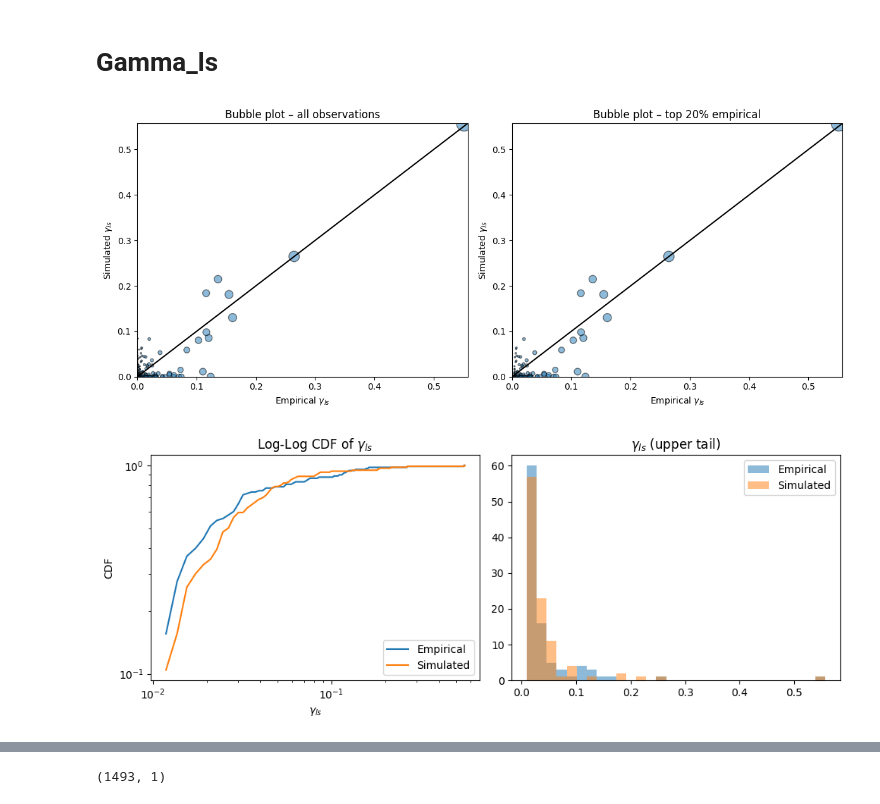
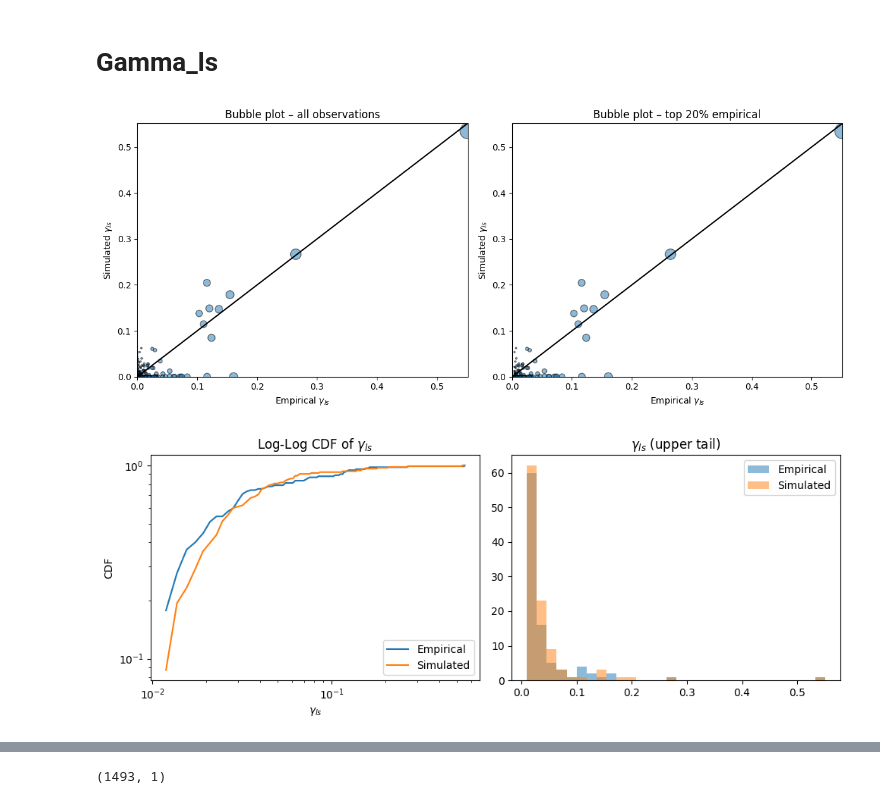
Before and after one commit to SwannChelly/SMM_Spatial_Comovement, a Jupyter notebook: analysis.ipynb, the cells around one changed output, grey strips where cells are left out. Saved outputs shown, nothing was run; the diff lists cells and outputs as text; code cells hidden in the pictures.

```diff
--- a/analysis.ipynb
+++ b/analysis.ipynb
@@ -282,11 +282,13 @@ plt.show()
 # %% [markdown]
 # Gamma_ls
+# %%
+K = 14
 # %%
 import numpy as np
 import matplotlib.pyplot as plt
 
 emp = empirical_moments_dict['emp_gamma_ls']
-best = best_simulated_moments_dict['emp_gamma_ls'][:, :, -1]
+best = best_simulated_moments_dict['emp_gamma_ls'][:, :, K]
 
 x = emp.ravel()
 y = best.ravel()
@@ -347,7 +349,7 @@ axes[1].set_title("Bubble plot – top 20% empirical")
 plt.tight_layout()
 plt.show()
 # %% [output]
-[figure, old version]
+[figure, new version]
 # %%
 import numpy as np
 import matplotlib.pyplot as plt
@@ -355,7 +357,7 @@ from statsmodels.distributions.empirical_distribution import ECDF
 
 # --- Data ---
 emp = empirical_moments_dict['emp_gamma_ls'].ravel()
-sim = best_simulated_moments_dict['emp_gamma_ls'][:, :, -1].ravel()
+sim = best_simulated_moments_dict['emp_gamma_ls'][:, :, K].ravel()
 
 # keep positive (and non-zero) moments
 emp_nz = emp[emp >= 0.01]
@@ -378,34 +380,34 @@ keep = (cdf_emp > 0) & (cdf_sim > 0)
 # --- Histogram threshold ---
 x_chi = np.quantile(emp[emp != 0], 0.9)
 
 emp_tail = emp[emp > x_chi]
 sim_tail = sim[sim > x_chi]
 
 bins = np.linspace(x_chi, max(emp_tail.max(), sim_tail.max()), 31)
 
 # --- Plot ---
 fig, ax = plt.subplots(1, 2, figsize=(10, 4))
 
 # CDF
 ax[0].plot(x_vals[keep], cdf_emp[keep], label="Empirical")
 ax[0].plot(x_vals[keep], cdf_sim[keep], label="Simulated")
 ax[0].set_xscale("log")
 ax[0].set_yscale("log")
 ax[0].set_xlabel(r"$\gamma_{ls}$")
 ax[0].set_ylabel("CDF")
 ax[0].set_title("Log-Log CDF of $\gamma_{ls}$")
 ax[0].legend()
 
 # Distribution
 ax[1].hist(emp_tail, bins=bins, alpha=0.5, label="Empirical")
 ax[1].hist(sim_tail, bins=bins, alpha=0.5, label="Simulated")
 ax[1].set_title(r"$\gamma_{ls}$ (upper tail)")
 ax[1].legend()
 
 plt.tight_layout()
 plt.show()
 # %% [output]
-[figure, old version]
+[figure, new version]
 # %%
 empirical_moments_dict
 # %% [output]
```
Also changed, not shown: parts of 5 cells of this notebook, 3 other files.
